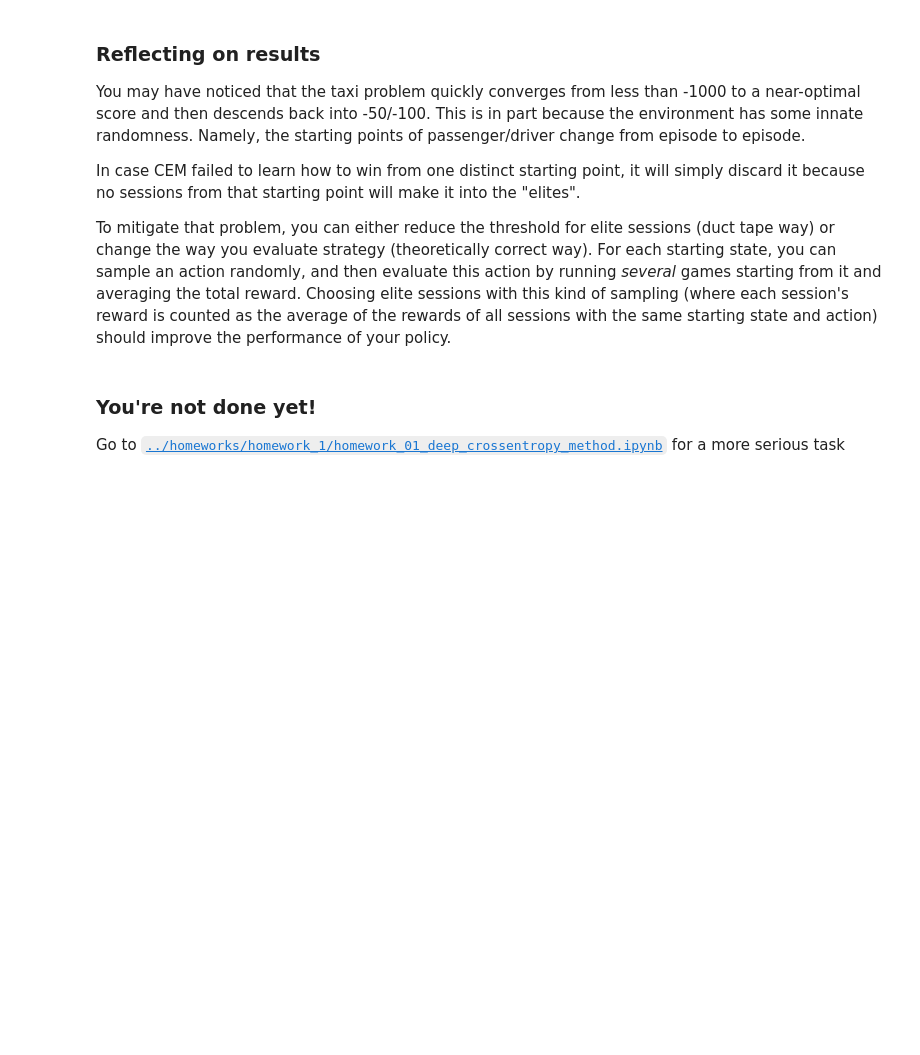
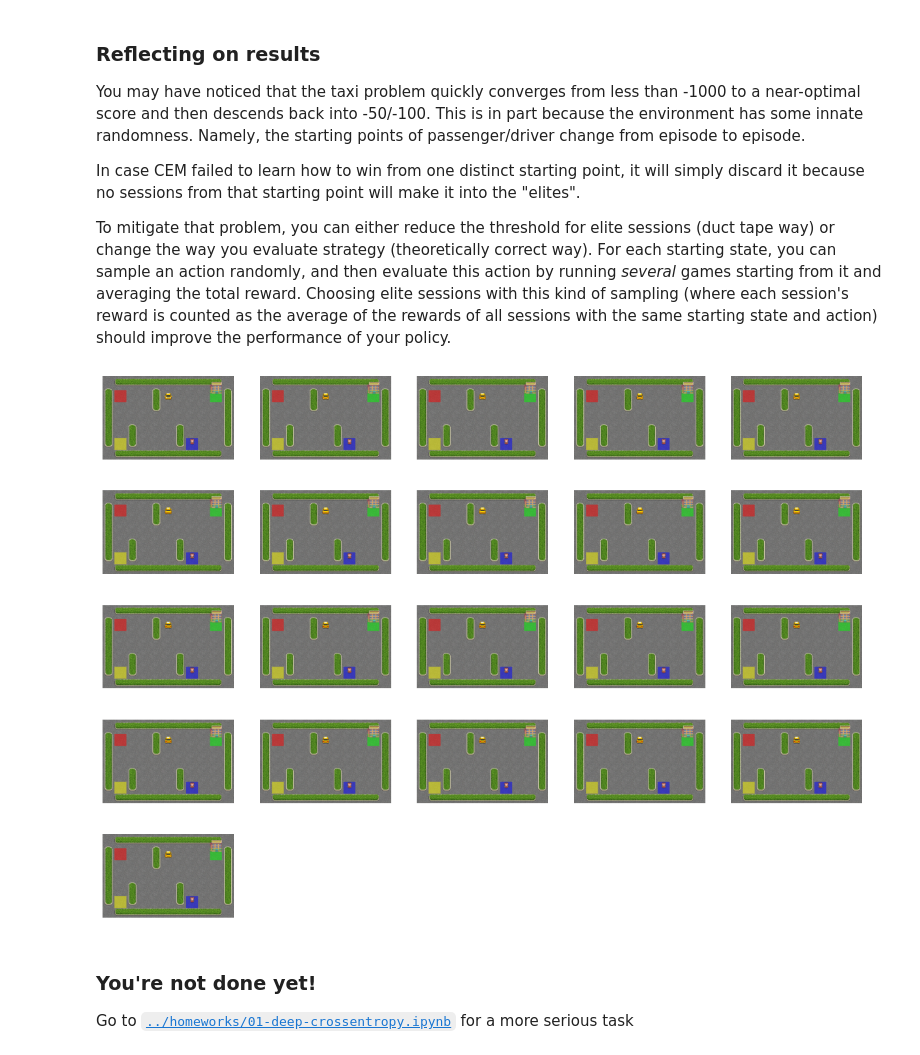
Before and after one commit to Tviskaron/SB-RL-2026, a Jupyter notebook: seminars/01-crossentropy.ipynb, the cells around one changed output. Cells and saved outputs as stored; diff of their text form; code cells hidden in the pictures; blank space fills up the shorter version.

```diff
--- a/seminars/01-crossentropy.ipynb
+++ b/seminars/01-crossentropy.ipynb
@@ -70,7 +90,8 @@ def generate_session(env, policy, t_max=10**4):
         # Hint: you can use np.random.choice for sampling action
         # https://numpy.org/doc/stable/reference/random/generated/numpy.random.choice.html
 
-        a = <YOUR CODE: sample action from policy>
+        #<YOUR CODE: sample action from policy>
+        a = np.random.choice(n_actions, p=policy[s])
 
         new_s, r, terminated, truncated, _ = env.step(a)
 
@@ -286,8 +415,31 @@ You may have noticed that the taxi problem quickly converges from less than -100
 In case CEM failed to learn how to win from one distinct starting point, it will simply discard it because no sessions from that starting point will make it into the "elites".
 
 To mitigate that problem, you can either reduce the threshold for elite sessions (duct tape way) or change the way you evaluate strategy (theoretically correct way). For each starting state, you can sample an action randomly, and then evaluate this action by running _several_ games starting from it and averaging the total reward. Choosing elite sessions with this kind of sampling (where each session's reward is counted as the average of the rewards of all sessions with the same starting state and action) should improve the performance of your policy.
+# %%
+def show_rollout(env, policy, max_steps=20, ncols=5):
+    """Прокатить жадную стратегию один эпизод и показать кадры сеткой."""
+    frames = []
+    s, _ = env.reset()
+    frames.append(env.render())
+    for _ in range(max_steps):
+        s, r, terminated, truncated, _ = env.step(int(np.argmax(policy[s])))
+        frames.append(env.render())
+        if terminated or truncated:
+            break
+
+    nrows = int(np.ceil(len(frames) / ncols))
+    fig, axes = plt.subplots(nrows, ncols, figsize=(3 * ncols, 2.2 * nrows))
+    for ax, frame in zip(axes.flat, frames):
+        ax.imshow(frame)
+    for ax in axes.flat:
+        ax.axis("off")
+
+
+show_rollout(env, policy)
+# %% [output]
+[figure, added]
 # %% [markdown]
 
 ### You're not done yet!
 
-Go to [`../homeworks/homework_1/homework_01_deep_crossentropy_method.ipynb`](../homeworks/homework_1/homework_01_deep_crossentropy_method.ipynb) for a more serious task
+Go to [`../homeworks/01-deep-crossentropy.ipynb`](../homeworks/01-deep-crossentropy.ipynb) for a more serious task
```
Also changed, not shown: parts of 22 cells of this notebook.
